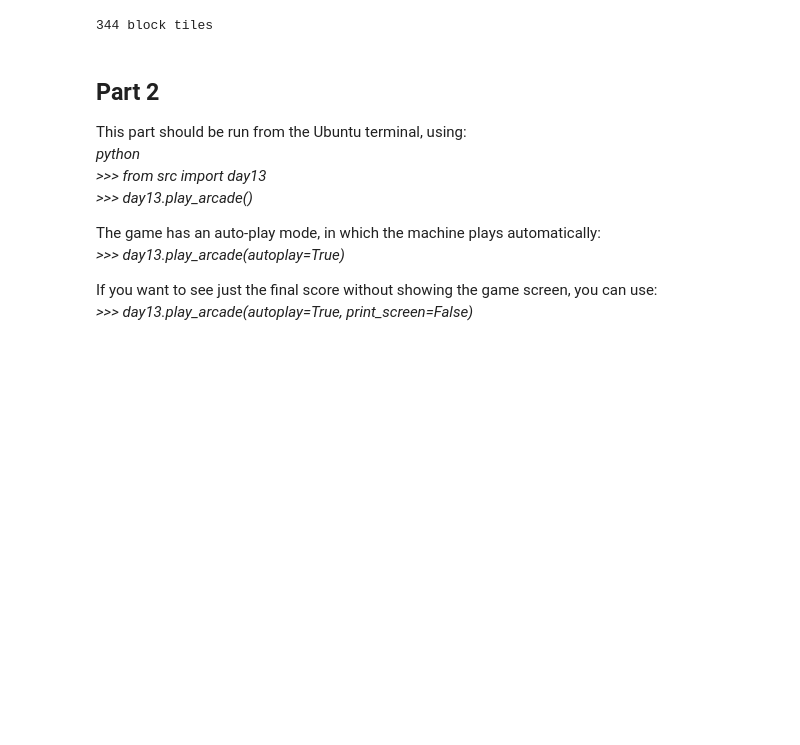
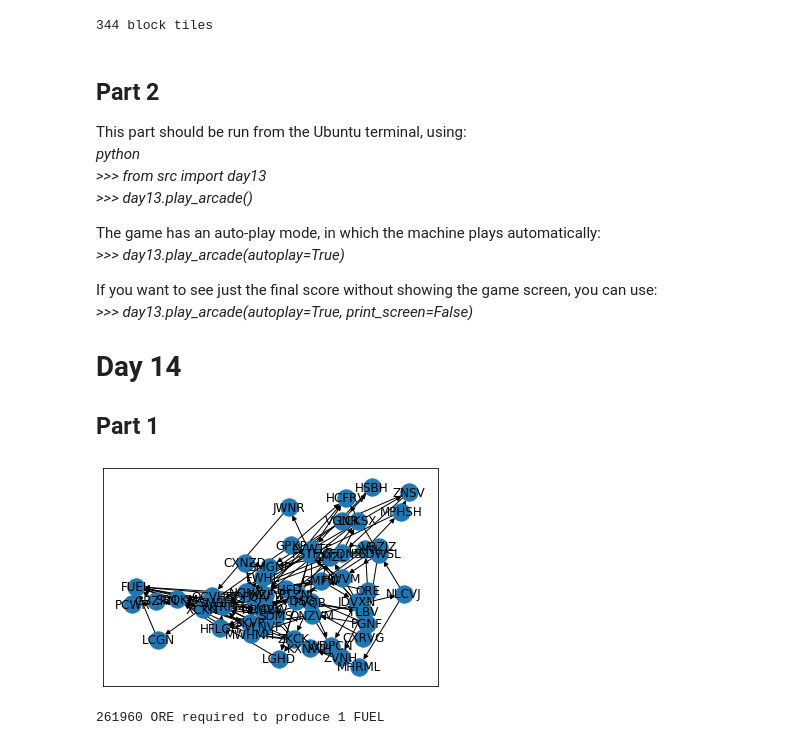
Before and after one commit to BeatrizBL/Adventofcode_2019, a Jupyter notebook: notebooks/Challenge_executions.ipynb, the cells around one changed output. Saved outputs shown, nothing was run; the diff lists cells and outputs as text; code cells hidden in the pictures; blank space fills up the shorter version.

Commit message:
Day 14 - part 1

```diff
--- a/notebooks/Challenge_executions.ipynb
+++ b/notebooks/Challenge_executions.ipynb
@@ -450,3 +450,30 @@ _>>> day13.play_arcade(autoplay=True)_
 
 If you want to see just the final score without showing the game screen, you can use:<br>
 _>>> day13.play_arcade(autoplay=True, print_screen=False)_
+
+# Day 14
+## Part 1
+# %%
+import networkx as nx
+def read_reactions(file: str):
+    f = open(f'data/raw/day14/{file}', 'r')
+    reactions = f.readlines()
+    return [" ".join(r.split()) for r in reactions]
+# %%
+# file = 'test1.txt' #31 ORE
+# file = 'test2.txt' #165 ORE
+# file = 'test3.txt' #13312 ORE
+# file = 'test4.txt' #180697 ORE
+# file = 'test5.txt' #2210736 ORE
+file = 'input.txt'
+reactions = read_reactions(file)
+G = day14.construct_tree(reactions)
+# %%
+nx.draw_networkx(G)
+# %% [output]
+[figure, added]
+# %%
+ore = day14.DFS_ORE(G)
+print(f'{ore} ORE required to produce 1 FUEL')
+# %% [output]
+261960 ORE required to produce 1 FUEL
```
Also changed, not shown: parts of 1 cell of this notebook, 8 other files.
